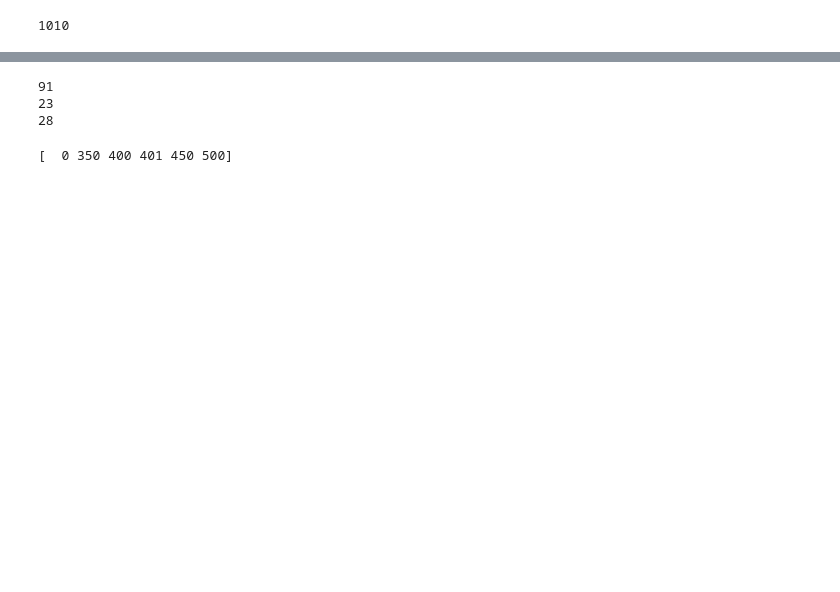
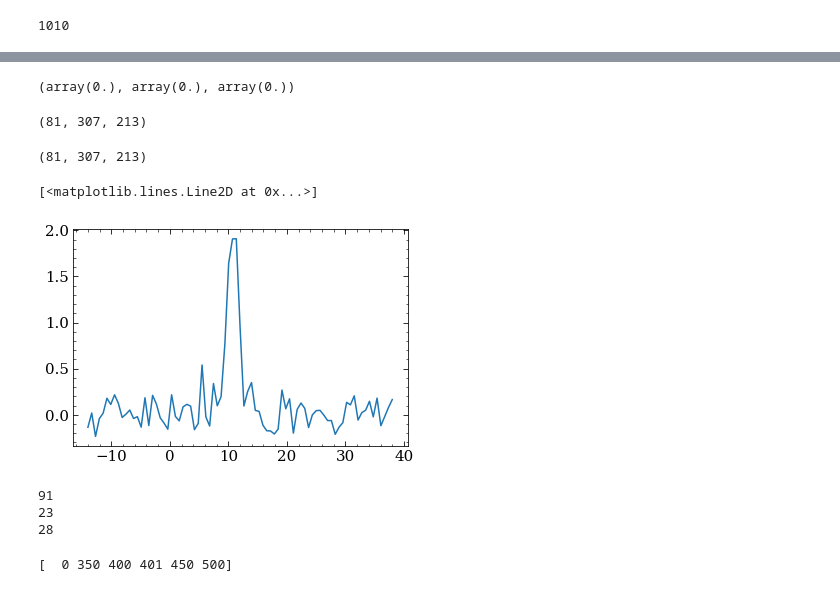
Before and after one commit to aidantmcb/microKT, a Jupyter notebook: 240322_modifysl.ipynb, the cells around one changed output, grey strips where cells are left out. Cells and saved outputs as stored; diff of their text form; code cells hidden in the pictures; blank space fills up the shorter version.

```diff
--- a/240322_modifysl.ipynb
+++ b/240322_modifysl.ipynb
@@ -73,0 +81,5 @@ CA_meta= CA_meta[data_criteria]
+# %%
+headerCO = hdulCO[0].header
+dataCO = hdulCO[0].data
+wcsCO = WCS(headerCO)
+headerCO
@@ -73,0 +105,11 @@ CA_meta= CA_meta[data_criteria]
+# %%
+glon = headerCO['CRVAL2'] + headerCO['CDELT2'] * (np.arange(0, headerCO['NAXIS2'])- headerCO['CRPIX2'])
+glat = headerCO['CRVAL3'] + headerCO['CDELT3'] * (np.arange(0, headerCO['NAXIS3'])- headerCO['CRPIX3'])
+rvel = headerCO['CRVAL1'] + headerCO['CDELT1'] * (np.arange(0, headerCO['NAXIS1'])- headerCO['CRPIX1'])
+# %%
+l, b, v = np.meshgrid(glon, glat, rvel)
+# coord_gal = SkyCoord(l = l * u.deg, b =b * u.deg, frame = 'galactic')
+# ra, dec = (coord_gal.transform_to('icrs').ra.value, coord_gal.transform_to('icrs').dec.value)
+# coord_lsr = SkyCoord(ra * u.deg, dec * u.deg, radial_velocity = v * u.km/u.s, frame = 'lsr')
+coord = SkyCoord(l * u.deg, b  * u.deg, radial_velocity = v * u.km/u.s, pm_l_cosb = 0 * u.deg/u.s,
+                  pm_b = 0 * u.deg /u.s, distance = 500 * u.pc, frame = 'galacticlsr')
@@ -73,0 +129,25 @@ CA_meta= CA_meta[data_criteria]
+# %%
+wcsCO.world_to_pixel(cel, spec)
+# %% [output]
+(array(0.), array(0.), array(0.))
+# %%
+print(dataCO.T.shape)
+# %% [output]
+(81, 307, 213)
+# %%
+coord_icrs.T.shape
+# %% [output]
+(81, 307, 213)
+# %%
+def get_CO_profile(l, b):
+    coord_sel = SkyCoord(l = l * u.deg, b = b * u.deg, frame = 'galactic')
+    pix_ind_l, pix_ind_b = wcsCO.world_to_pixel(0 * u.km/u.s, coord_sel)[1:]
+    CO_profile = dataCO.T[:, int(pix_ind_l), int(pix_ind_b)]
+    rvel = coord_icrs.T.radial_velocity[:, int(pix_ind_l), int(pix_ind_b)]
+    return CO_profile, rvel
+profile, rvel = get_CO_profile(165, -7)
+
+plt.plot(rvel, profile)
+# %% [output]
+[<matplotlib.lines.Line2D at 0x...>]
+[figure, added]
```
Also changed, not shown: parts of 35 cells of this notebook, 2 other files.
